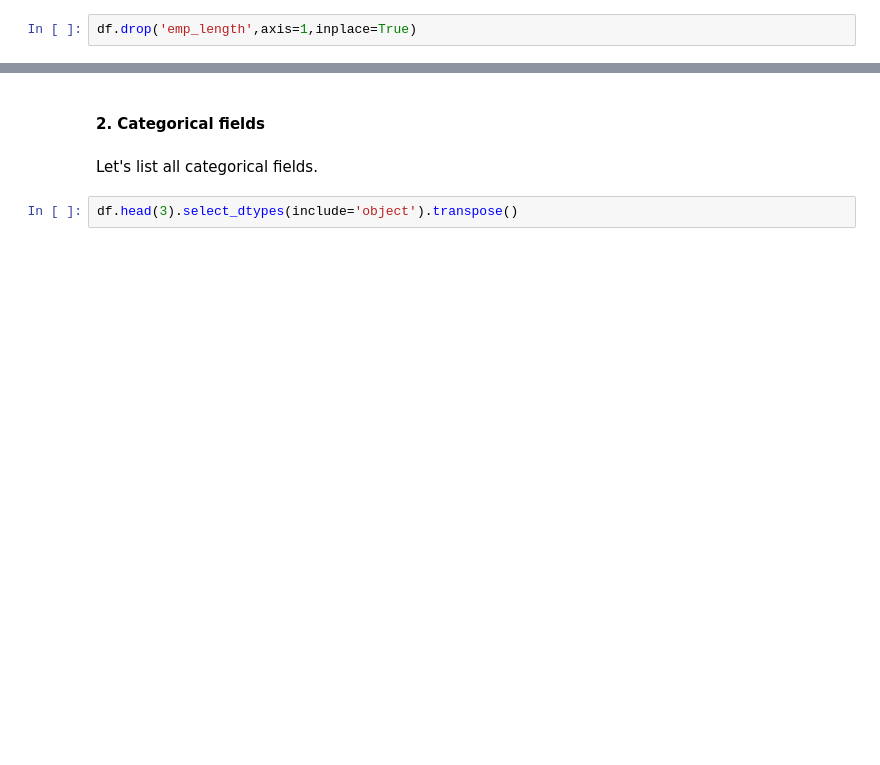
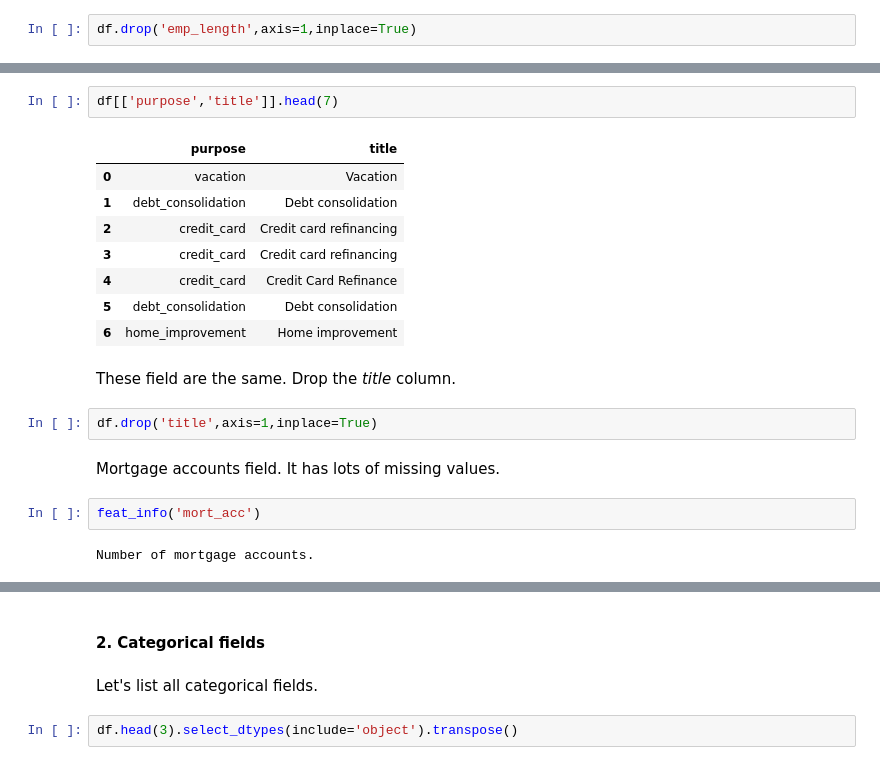
Before and after one commit to maciej-ziaja/Lending-Club, a Jupyter notebook: loan_pay_back_predict.ipynb, the cells around one changed output, grey strips where cells are left out. Drawn from its saved outputs; the diff is of its cells as text; blank space fills up the shorter version.

```diff
--- a/loan_pay_back_predict.ipynb
+++ b/loan_pay_back_predict.ipynb
@@ -341,0 +362,21 @@ pick up from here
+# %%
+df[['purpose','title']].head(7)
+# %% [output]
+|  | purpose | title |
+| 0 | vacation | Vacation |
+| 1 | debt_consolidation | Debt consolidation |
+| 2 | credit_card | Credit card refinancing |
+| 3 | credit_card | Credit card refinancing |
+| 4 | credit_card | Credit Card Refinance |
+| 5 | debt_consolidation | Debt consolidation |
+| 6 | home_improvement | Home improvement |
+# %% [markdown]
+These field are the same. Drop the *title* column.
+# %%
+df.drop('title',axis=1,inplace=True)
+# %% [markdown]
+Mortgage accounts field. It has lots of missing values.
+# %%
+feat_info('mort_acc')
+# %% [output]
+Number of mortgage accounts.
```
Also changed, not shown: parts of 15 cells of this notebook.
